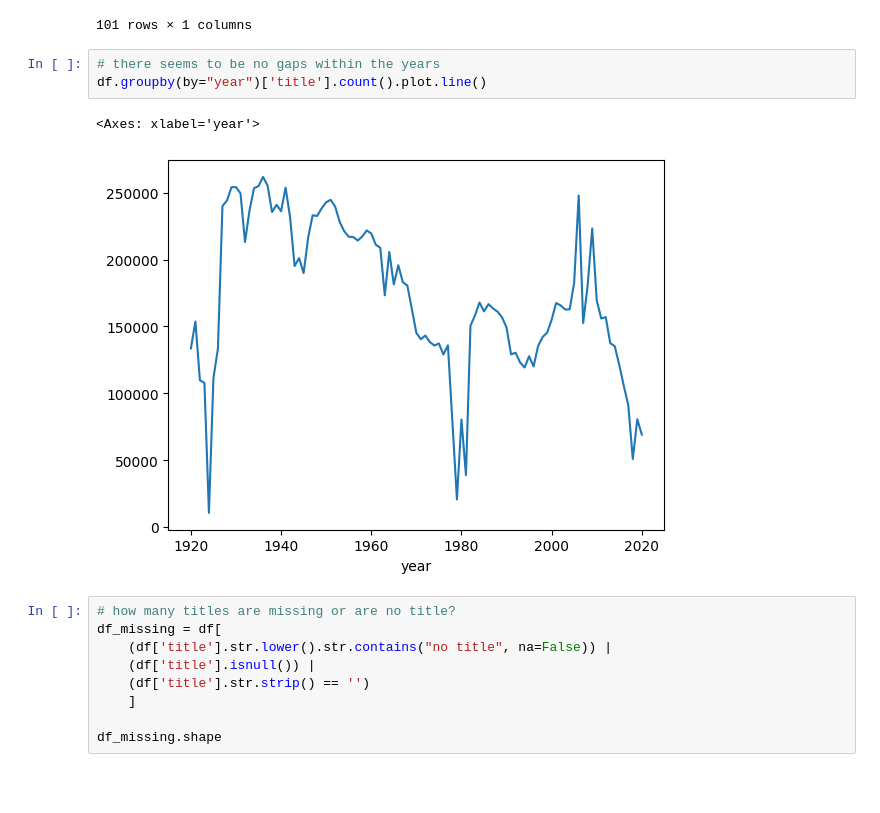
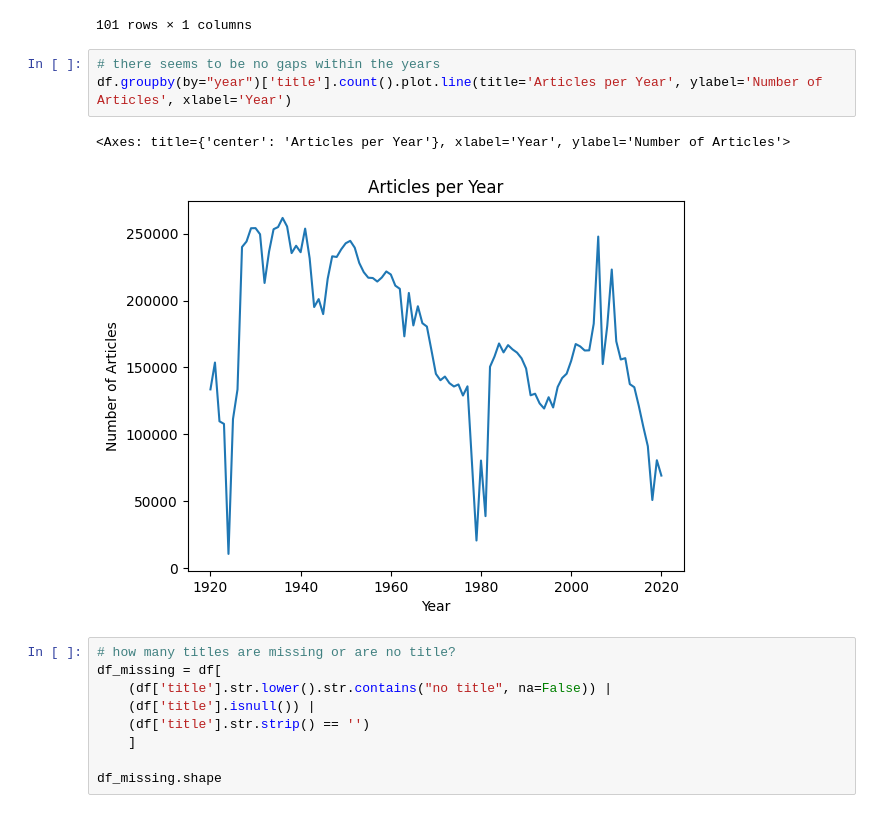
Before and after one commit to AutumnEvans418/in-data-we-trust, a Jupyter notebook: src/raw_data/discovery.ipynb, the cells around one changed output. Cells and saved outputs as stored; diff of their text form; blank space fills up the shorter version.

Commit message:
updated image

```diff
--- a/src/raw_data/discovery.ipynb
+++ b/src/raw_data/discovery.ipynb
@@ -113,10 +113,10 @@ years
 101 rows × 1 columns
 # %%
 # there seems to be no gaps within the years
-df.groupby(by="year")['title'].count().plot.line()
+df.groupby(by="year")['title'].count().plot.line(title='Articles per Year', ylabel='Number of Articles', xlabel='Year')
 # %% [output]
-<Axes: xlabel='year'>
+<Axes: title={'center': 'Articles per Year'}, xlabel='Year', ylabel='Number of Articles'>
-[figure, old version]
+[figure, new version]
 # %%
 # how many titles are missing or are no title?
 df_missing = df[
```
